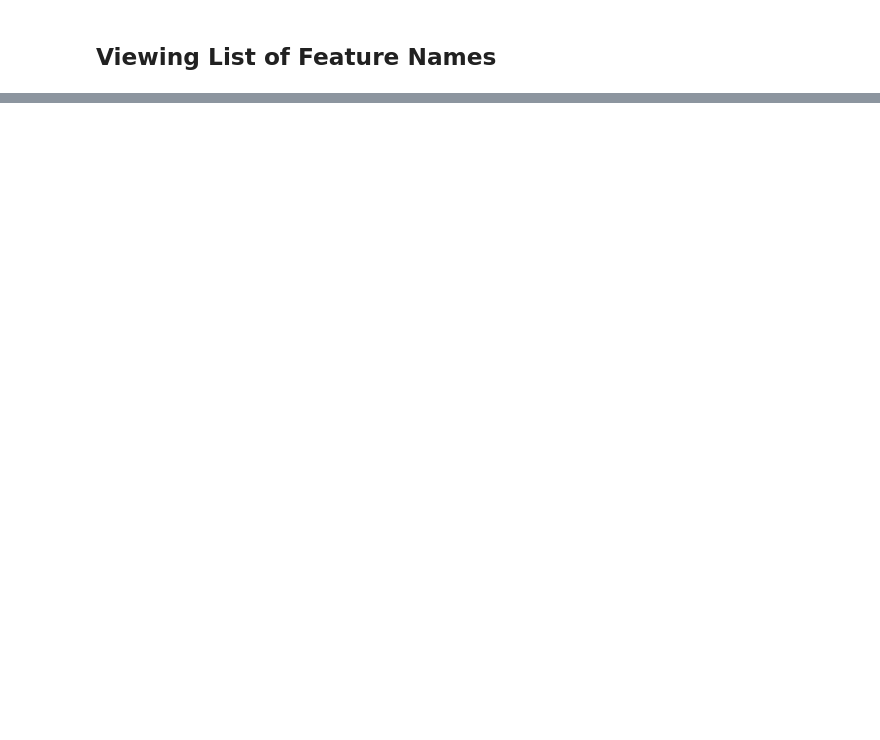
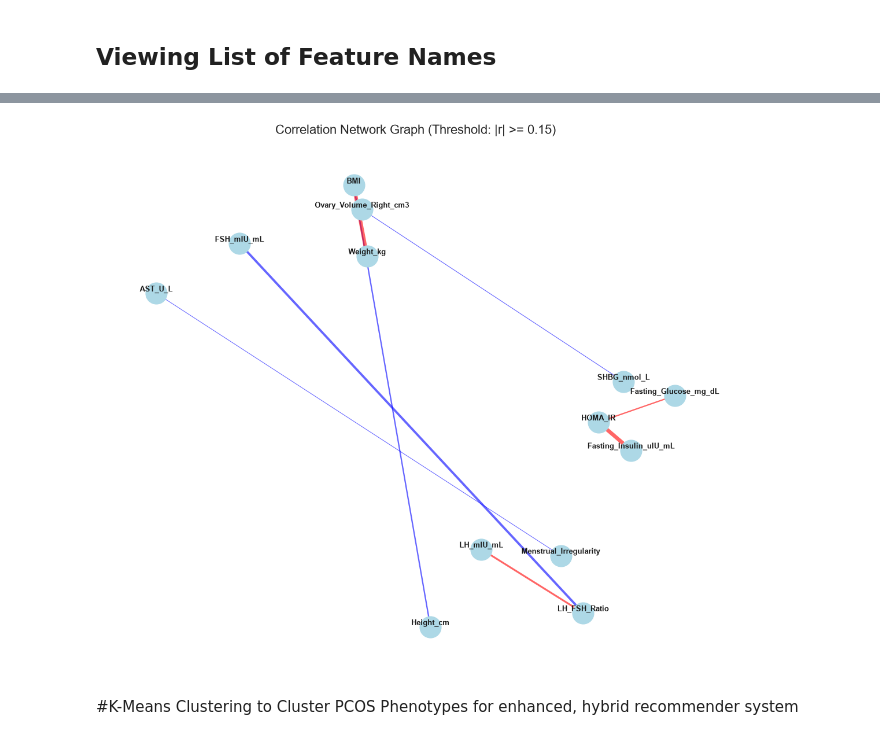
Before and after one commit to lbaxendale/masters_project, a Jupyter notebook: experimentation.ipynb, the cells around one changed output, grey strips where cells are left out. Drawn from its saved outputs; the diff is of its cells as text; code cells hidden in the pictures; blank space fills up the shorter version.

```diff
--- a/experimentation.ipynb
+++ b/experimentation.ipynb
@@ -63,0 +156,14 @@ for feature in feature_names:
+# %%
+#Replacing zero values with NaN
+for col in ['Fasting_Insulin_uIU_mL', 'Triglycerides_mg_dL']:
+    df[col] = df[col].replace(0.0, np.nan)
+    col_median = df[col].median()
+    df[col] = df[col].fillna(col_median)
+
+#Recalculating HOMA IR again
+#HOMA IR Formula
+df['HOMA_IR'] = (df['Fasting_Insulin_uIU_mL'] * df['Fasting_Glucose_mg_dL']) / 405
+
+#Checking to see if zero values were removed
+print("Remaining zero values: ")
+print((df[['Fasting_Insulin_uIU_mL', 'Triglycerides_mg_dL', 'HOMA_IR']] == 0).sum())
@@ -63,0 +231,42 @@ for feature in feature_names:
+# %%
+#Thresholded Correlation Network Graph
+
+#Creating the correlation map and creating an empty graph
+corr = df.corr()
+graph = nx.Graph()
+
+#Setting a threshold
+threshold = 0.15
+
+#Adding edges based on if they are equal to or above the threshold 0.4
+for i in range(len(corr.columns)):
+    for j in range(i):
+        val = corr.iloc[i, j]
+        if abs(val) >= threshold:
+            #Saving the edge with the correlation value
+            graph.add_edge(corr.columns[i], corr.columns[j], weight=val)
+
+#Removing isolated nodes with no strong correlations
+isolated_nodes = [node for node, degree in dict(graph.degree()).items() if degree == 0]
+graph.remove_nodes_from(isolated_nodes)
+
+#Setting up layout
+plt.figure(figsize=(14, 12))
+pos = nx.spring_layout(graph, k=0.4, seed = 55)
+edges= graph.edges(data=True) #retrieving weights for size and colour of edges
+weights = [edge[2]['weight'] for edge in edges]
+edge_colors = ['red' if w > 0 else 'blue' for w in weights]
+edge_widths = [abs(w) * 5 for w in weights]
+
+#Drawing components
+nx.draw_networkx_nodes(graph, pos, node_color='lightblue', node_size = 700)
+nx.draw_networkx_edges(graph, pos, edgelist=edges, edge_color = edge_colors, width=edge_widths, alpha = 0.6)
+nx.draw_networkx_labels(graph, pos, font_size=9, font_weight='bold', verticalalignment = 'bottom')
+
+plt.title(f"Correlation Network Graph (Threshold: |r| >= 0.15)", fontsize=16)
+plt.axis('off')
+plt.show()
+# %% [output]
+[figure, added]
+# %% [markdown]
+#K-Means Clustering to Cluster PCOS Phenotypes for enhanced, hybrid recommender system
```
Also changed, not shown: parts of 17 cells of this notebook.
